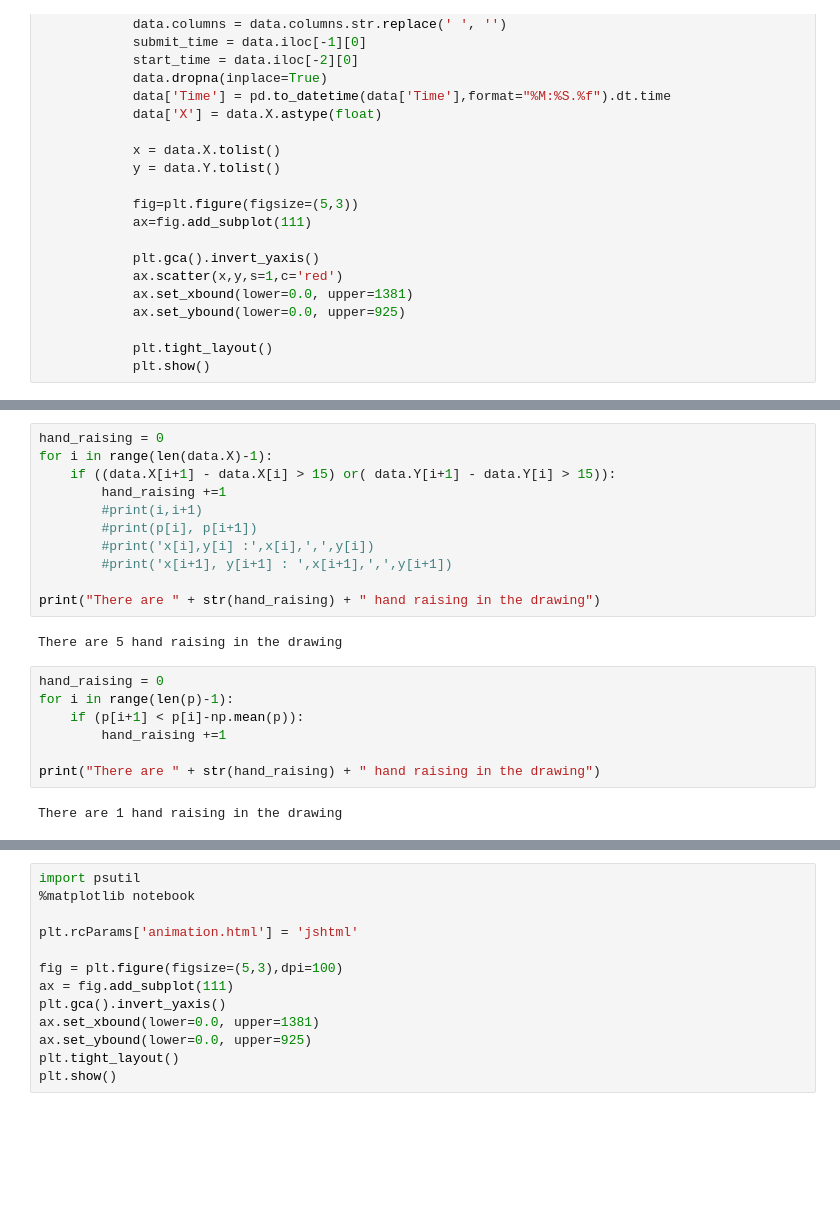
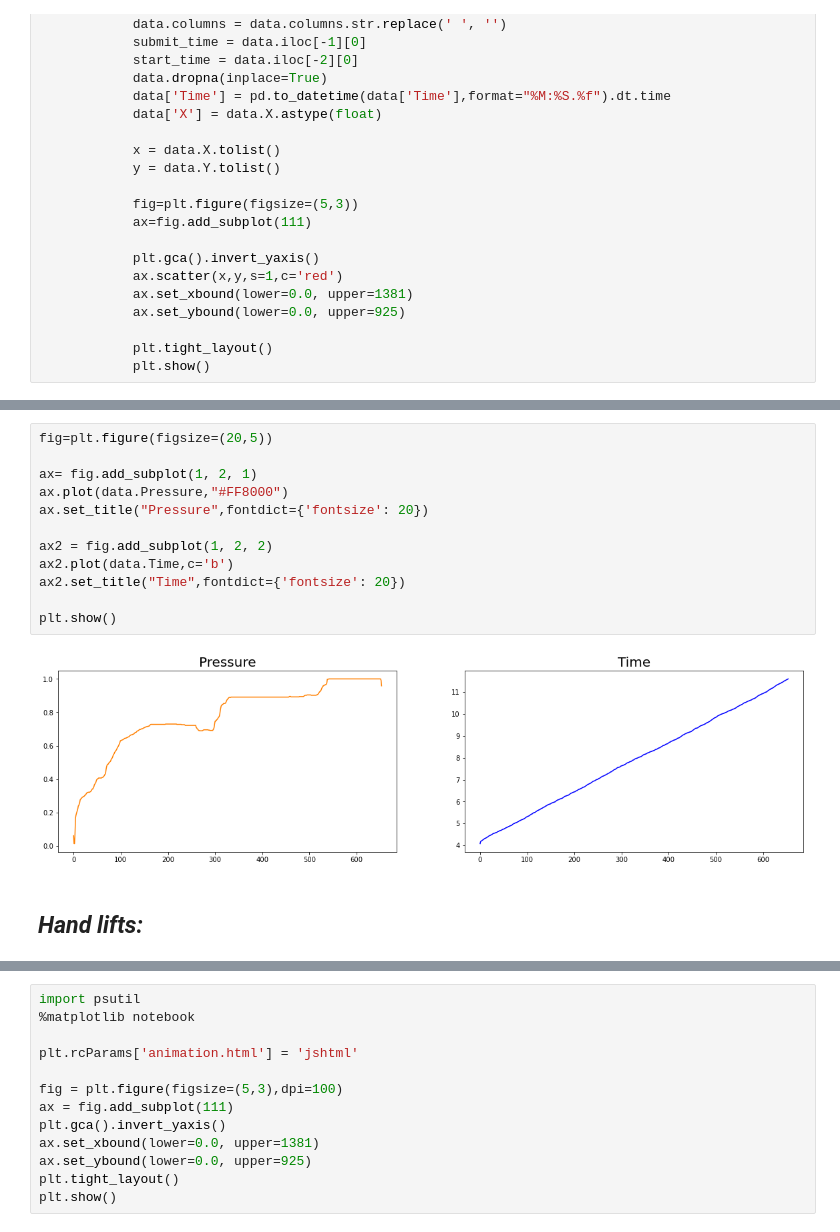
Before and after one commit to NoaAmichai/Final_project, a Jupyter notebook: Final_project.ipynb, the cells around one changed output, grey strips where cells are left out. Cells and saved outputs as stored; diff of their text form; blank space fills up the shorter version.

```diff
--- a/Final_project.ipynb
+++ b/Final_project.ipynb
@@ -163,22 +110,16 @@ There are 5 hand raising in the drawing
-# %%
-hand_raising = 0
-for i in range(len(data.X)-1):
-    if ((data.X[i+1] - data.X[i] > 15) or( data.Y[i+1] - data.Y[i] > 15)):
-        hand_raising +=1
-        #print(i,i+1)
-        #print(p[i], p[i+1])
-        #print('x[i],y[i] :',x[i],',',y[i])
-        #print('x[i+1], y[i+1] : ',x[i+1],',',y[i+1])
-
-print("There are " + str(hand_raising) + " hand raising in the drawing")
-# %% [output]
-There are 5 hand raising in the drawing
-# %%
-hand_raising = 0
-for i in range(len(p)-1):
-    if (p[i+1] < p[i]-np.mean(p)):
-        hand_raising +=1
-
-print("There are " + str(hand_raising) + " hand raising in the drawing")
-# %% [output]
-There are 1 hand raising in the drawing
+# %%
+fig=plt.figure(figsize=(20,5))
+
+ax= fig.add_subplot(1, 2, 1)
+ax.plot(data.Pressure,"#FF8000")
+ax.set_title("Pressure",fontdict={'fontsize': 20})
+
+ax2 = fig.add_subplot(1, 2, 2)
+ax2.plot(data.Time,c='b')
+ax2.set_title("Time",fontdict={'fontsize': 20})
+
+plt.show()
+# %% [output]
+[figure, added]
+# %% [markdown]
+## *Hand lifts:*
```
Also changed, not shown: parts of 22 cells of this notebook.
